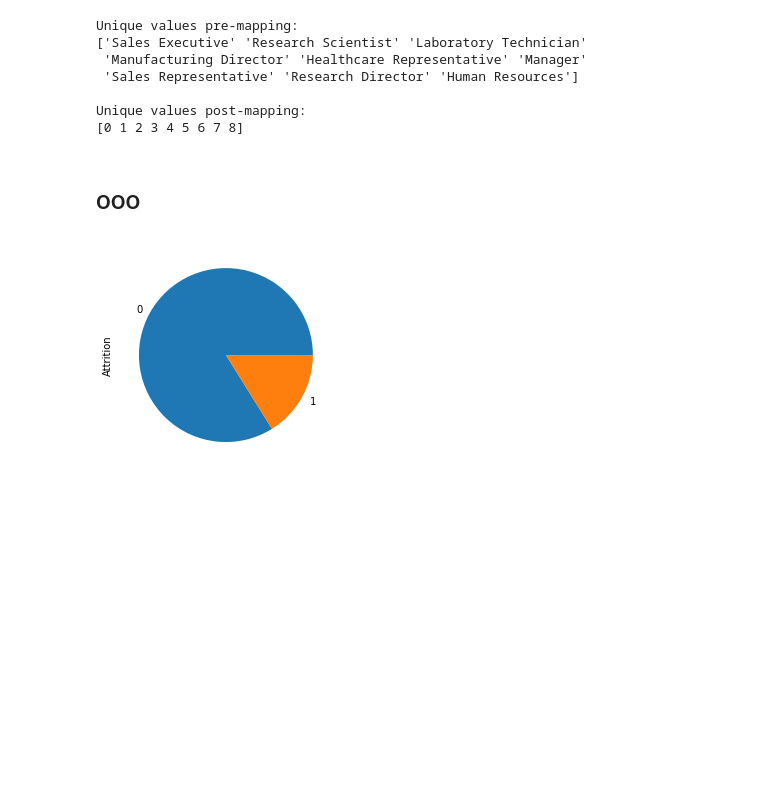
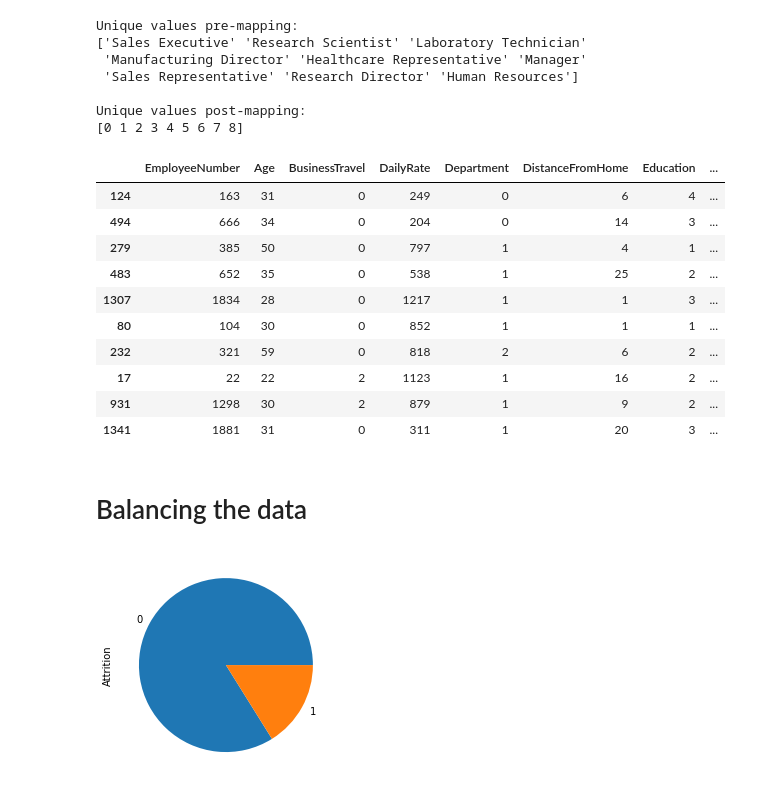
Before and after one commit to iamunik/Employee-Attrition, a Jupyter notebook: Streamlit/Attrition model.ipynb, the cells around one changed output. Saved outputs shown, nothing was run; the diff lists cells and outputs as text; code cells hidden in the pictures; blank space fills up the shorter version.

```diff
--- a/Streamlit/Attrition model.ipynb
+++ b/Streamlit/Attrition model.ipynb
@@ -246,7 +224,19 @@ data_ml = data[['EmployeeNumber', 'Age', 'BusinessTravel', 'DailyRate', 'Departm
             'YearsAtCompany', 'YearsInCurrentRole', 'YearsSinceLastPromotion', 'YearsWithCurrManager']]
 data_ml.to_csv('ml_attr.csv', index=False)
 # %%
-# data_ml
+data_ml.sample(10)
+# %% [output]
+|  | EmployeeNumber | Age | BusinessTravel | DailyRate | Department | DistanceFromHome | Education | ... |
+| 124 | 163 | 31 | 0 | 249 | 0 | 6 | 4 | ... |
+| 494 | 666 | 34 | 0 | 204 | 0 | 14 | 3 | ... |
+| 279 | 385 | 50 | 0 | 797 | 1 | 4 | 1 | ... |
+| 483 | 652 | 35 | 0 | 538 | 1 | 25 | 2 | ... |
+| 1307 | 1834 | 28 | 0 | 1217 | 1 | 1 | 3 | ... |
+| 80 | 104 | 30 | 0 | 852 | 1 | 1 | 1 | ... |
+| 232 | 321 | 59 | 0 | 818 | 2 | 6 | 2 | ... |
+| 17 | 22 | 22 | 2 | 1123 | 1 | 16 | 2 | ... |
+| 931 | 1298 | 30 | 2 | 879 | 1 | 9 | 2 | ... |
+| 1341 | 1881 | 31 | 0 | 311 | 1 | 20 | 3 | ... |
 # %% [markdown]
-# ooo
+# Balancing the data
 # %%
```
Also changed, not shown: parts of 13 cells of this notebook.
